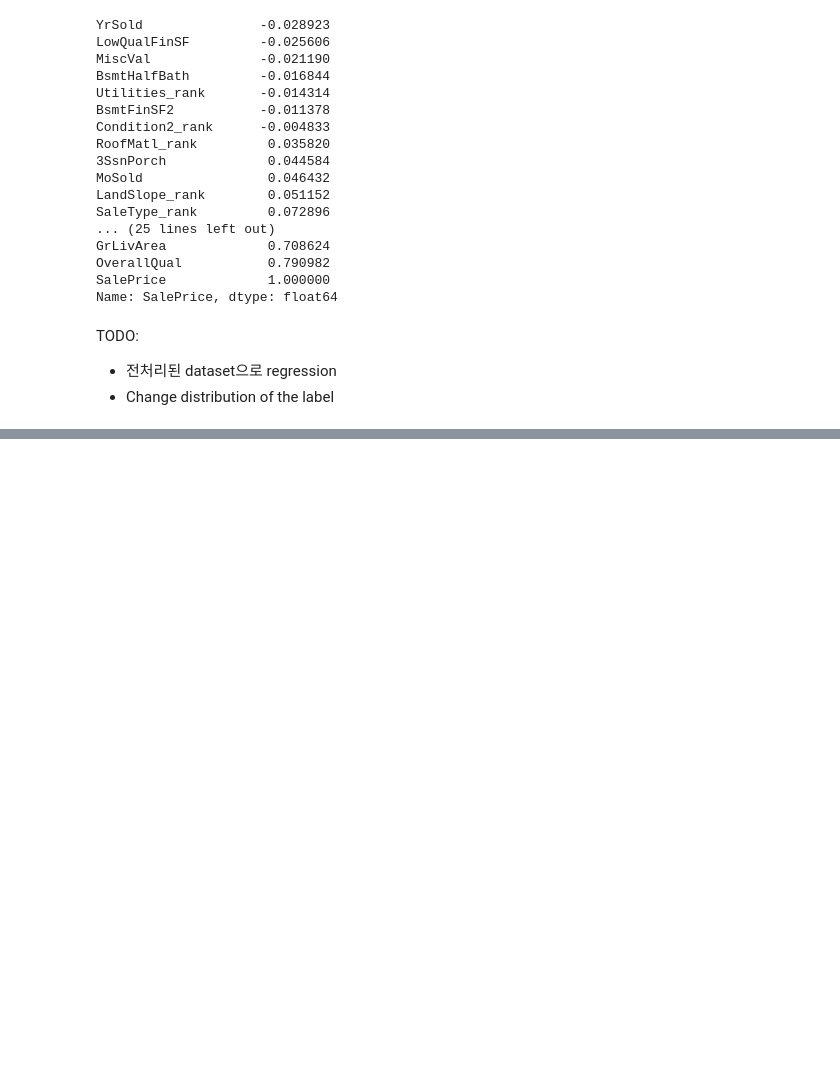
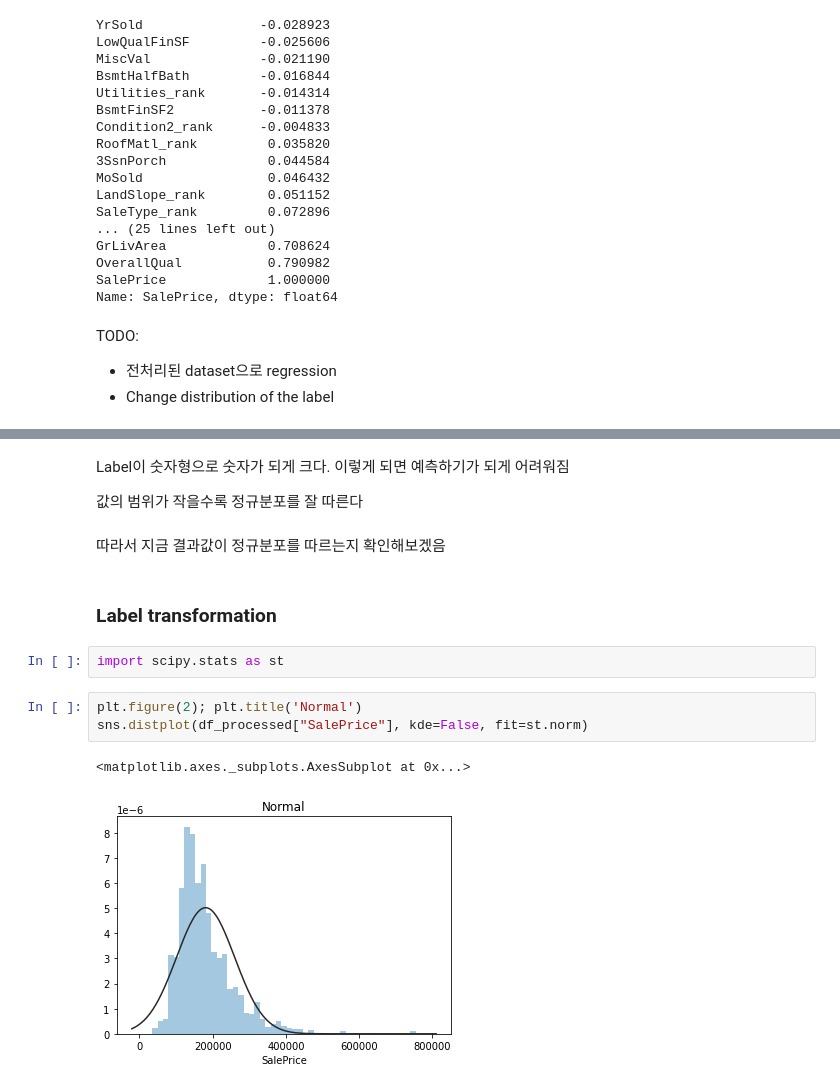
Before and after one commit to parksj0923/KORartilleryman, a Jupyter notebook: osam_machine_learning/house_price_predict/House_Price_Predict_데이터_전처리.ipynb, the cells around one changed output, grey strips where cells are left out. Drawn from its saved outputs; the diff is of its cells as text; blank space fills up the shorter version.

```diff
--- a/osam_machine_learning/house_price_predict/House_Price_Predict_데이터_전처리.ipynb
+++ b/osam_machine_learning/house_price_predict/House_Price_Predict_데이터_전처리.ipynb
@@ -414,0 +546,16 @@ TODO:
+# %% [markdown]
+Label이 숫자형으로 숫자가 되게 크다. 이렇게 되면 예측하기가 되게 어려워짐
+
+값의 범위가 작을수록 정규분포를 잘 따른다
+# %% [markdown]
+따라서 지금 결과값이 정규분포를 따르는지 확인해보겠음
+# %% [markdown]
+### Label transformation
+# %%
+import scipy.stats as st
+# %%
+plt.figure(2); plt.title('Normal')
+sns.distplot(df_processed["SalePrice"], kde=False, fit=st.norm)
+# %% [output]
+<matplotlib.axes._subplots.AxesSubplot at 0x...>
+[figure, added]
```
Also changed, not shown: parts of 36 cells of this notebook.
